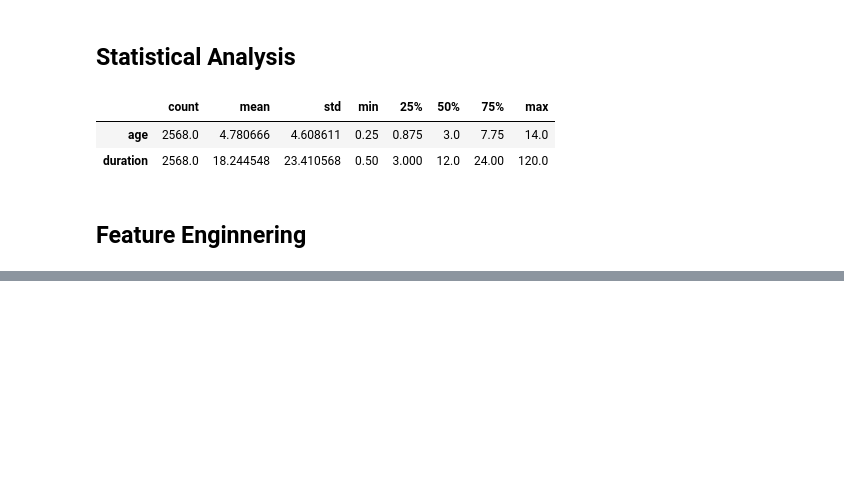
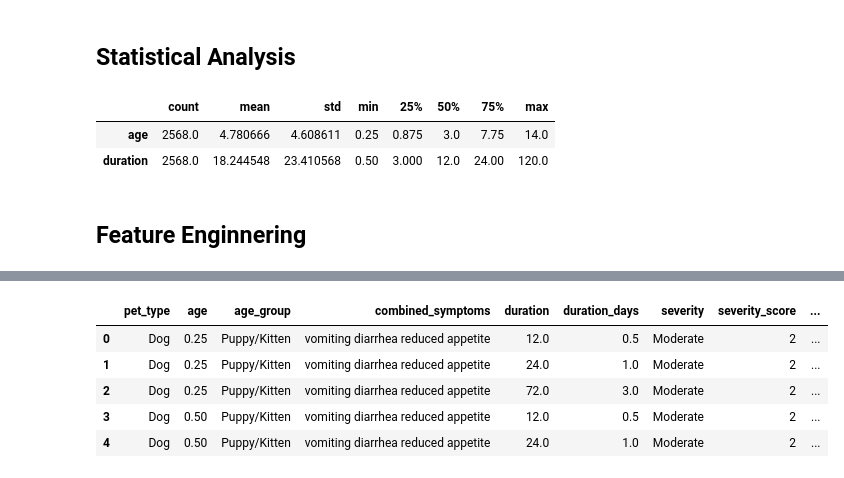
Before and after one commit to samifahim07/PetHealth-Recommendation-Engine, a Jupyter notebook: pet_health_recomendation.ipynb, the cells around one changed output, grey strips where cells are left out. Drawn from its saved outputs; the diff is of its cells as text; code cells hidden in the pictures; blank space fills up the shorter version.

```diff
--- a/pet_health_recomendation.ipynb
+++ b/pet_health_recomendation.ipynb
@@ -143,0 +102,90 @@ df["symptom_count"] = df[["symptom_1", "symptom_2", "symptom_3"]].notna().sum(ax
+# %%
+# 1. Combine all symptoms into one text column
+df["combined_symptoms"] = (
+    df["symptom_1"].fillna("") + " " +
+    df["symptom_2"].fillna("") + " " +
+    df["symptom_3"].fillna("")
+).str.strip()
+
+
+# 2. Create age group
+def age_group(age):
+    if age < 1:
+        return "Puppy/Kitten"
+    elif age < 3:
+        return "Young"
+    elif age < 8:
+        return "Adult"
+    else:
+        return "Senior"
+
+df["age_group"] = df["age"].apply(age_group)
+
+
+# 3. Severity score
+severity_map = {
+    "Mild": 1,
+    "Moderate": 2,
+    "Severe": 3
+}
+
+df["severity_score"] = df["severity"].map(severity_map)
+
+
+# 4. Convert duration from hours to days
+df["duration_days"] = df["duration"] / 24
+
+
+# 5. Count how many symptoms are available
+df["symptom_count"] = df[
+    ["symptom_1", "symptom_2", "symptom_3"]
+].notna().sum(axis=1)
+
+
+# 6. Emergency symptom flag
+emergency_keywords = [
+    "difficulty breathing",
+    "collapse",
+    "seizure",
+    "unable to urinate",
+    "no urine",
+    "toxin",
+    "poison",
+    "severe bleeding",
+    "unresponsive"
+]
+
+df["emergency_flag"] = df["combined_symptoms"].str.lower().apply(
+    lambda text: 1 if any(keyword in text for keyword in emergency_keywords) else 0
+)
+
+
+# 7. Severity + duration interaction feature
+df["severity_duration_score"] = (
+    df["severity_score"] * df["duration_days"]
+)
+
+
+# Check new features
+df[
+    [
+        "pet_type",
+        "age",
+        "age_group",
+        "combined_symptoms",
+        "duration",
+        "duration_days",
+        "severity",
+        "severity_score",
+        "symptom_count",
+        "emergency_flag",
+        "severity_duration_score"
+    ]
+].head()
+# %% [output]
+|  | pet_type | age | age_group | combined_symptoms | duration | duration_days | severity | severity_score | ... |
+| 0 | Dog | 0.25 | Puppy/Kitten | vomiting diarrhea reduced appetite | 12.0 | 0.5 | Moderate | 2 | ... |
+| 1 | Dog | 0.25 | Puppy/Kitten | vomiting diarrhea reduced appetite | 24.0 | 1.0 | Moderate | 2 | ... |
+| 2 | Dog | 0.25 | Puppy/Kitten | vomiting diarrhea reduced appetite | 72.0 | 3.0 | Moderate | 2 | ... |
+| 3 | Dog | 0.50 | Puppy/Kitten | vomiting diarrhea reduced appetite | 12.0 | 0.5 | Moderate | 2 | ... |
+| 4 | Dog | 0.50 | Puppy/Kitten | vomiting diarrhea reduced appetite | 24.0 | 1.0 | Moderate | 2 | ... |
```
Also changed, not shown: parts of 31 cells of this notebook, 1 other file.
